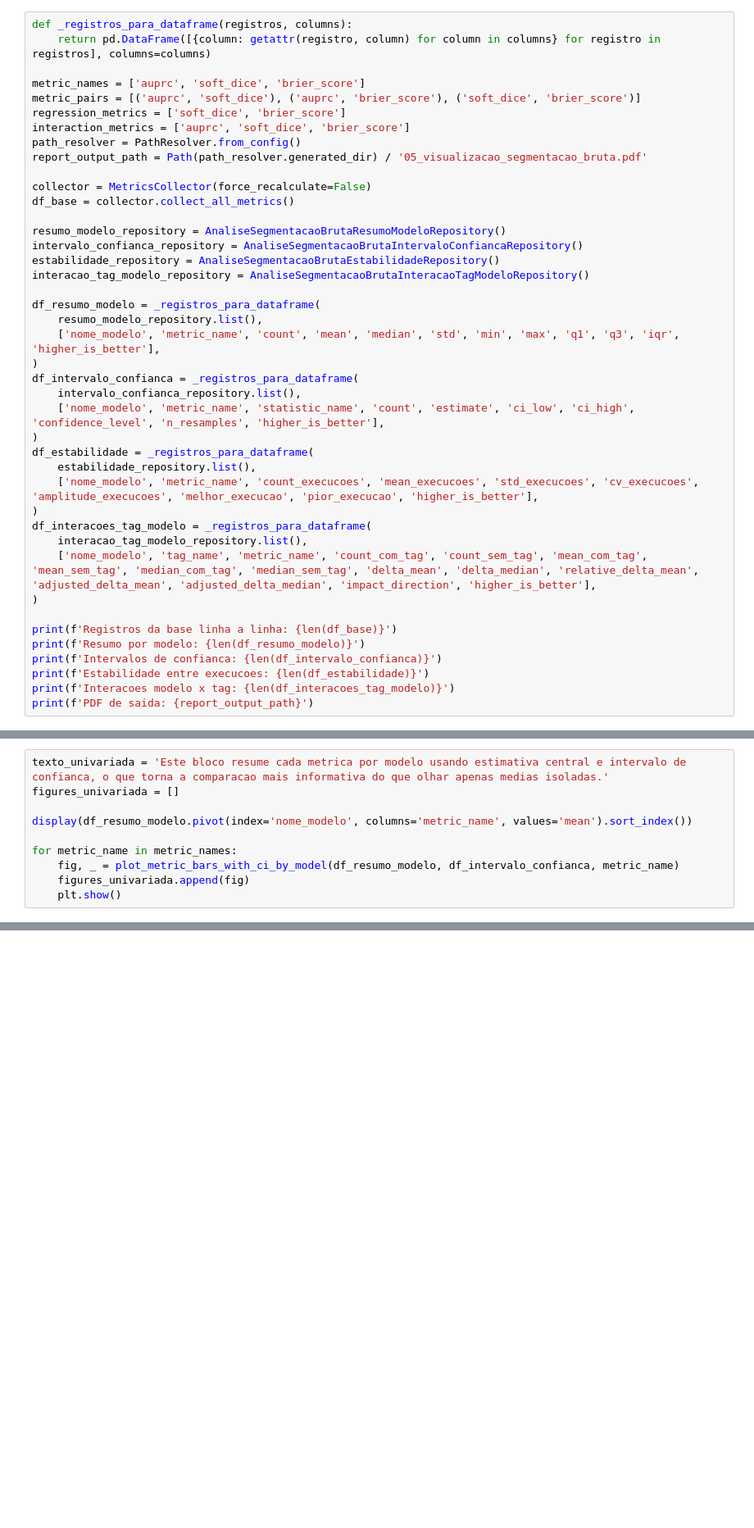
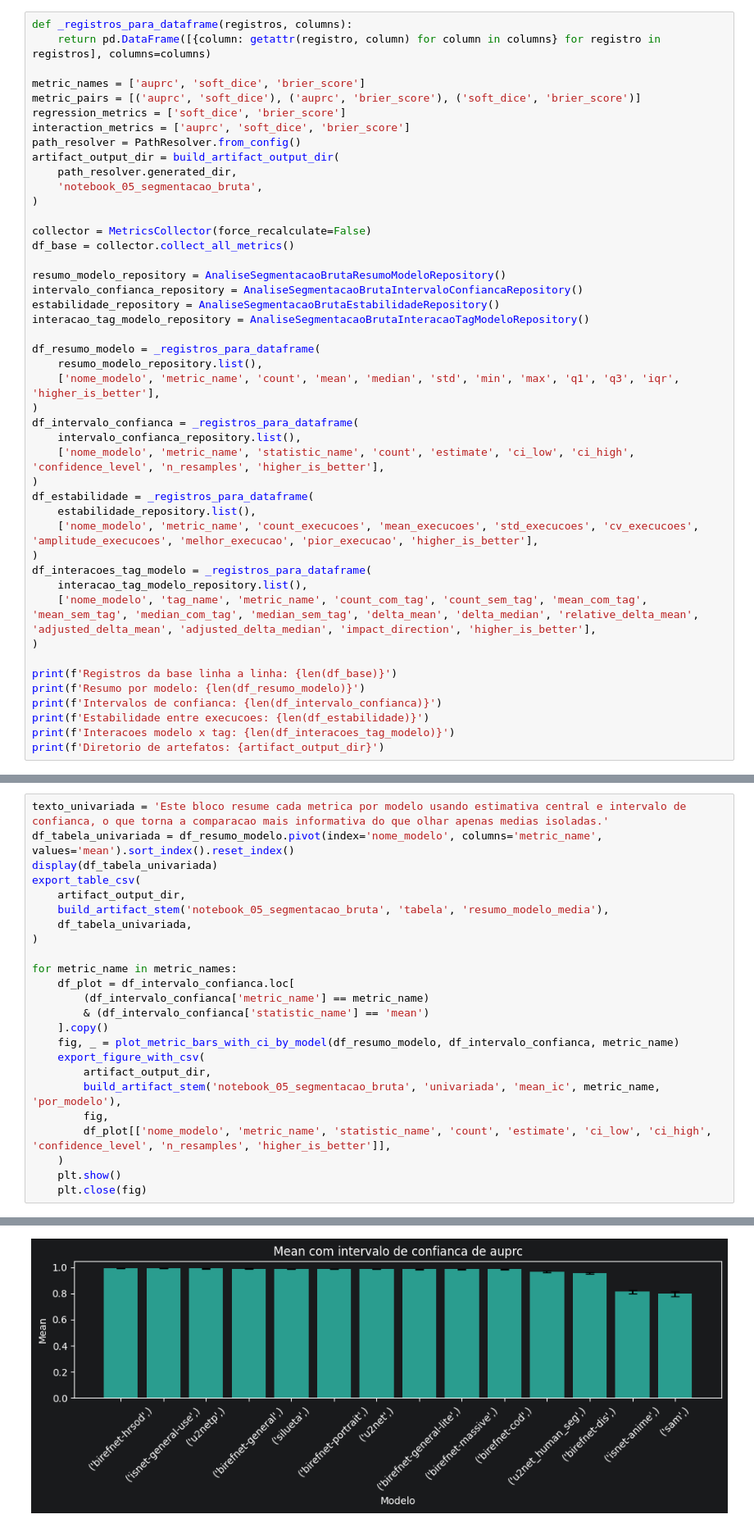
Before and after one commit to Victor-Saraiva-P/Projeto-bufalos, a Jupyter notebook: notebooks/05_visualizacao_segmentacao_bruta.ipynb, the cells around one changed output, grey strips where cells are left out. Shown at 82% size. Saved outputs shown, nothing was run; the diff lists cells and outputs as text; blank space fills up the shorter version.

Commit message:
Exporta artefatos dos notebooks 05 e 07

```diff
--- a/notebooks/05_visualizacao_segmentacao_bruta.ipynb
+++ b/notebooks/05_visualizacao_segmentacao_bruta.ipynb
@@ -50,7 +52,10 @@ metric_pairs = [('auprc', 'soft_dice'), ('auprc', 'brier_score'), ('soft_dice',
 regression_metrics = ['soft_dice', 'brier_score']
 interaction_metrics = ['auprc', 'soft_dice', 'brier_score']
 path_resolver = PathResolver.from_config()
-report_output_path = Path(path_resolver.generated_dir) / '05_visualizacao_segmentacao_bruta.pdf'
+artifact_output_dir = build_artifact_output_dir(
+    path_resolver.generated_dir,
+    'notebook_05_segmentacao_bruta',
+)
 
 collector = MetricsCollector(force_recalculate=False)
 df_base = collector.collect_all_metrics()
@@ -82,4 +87,4 @@ print(f'Resumo por modelo: {len(df_resumo_modelo)}')
 print(f'Intervalos de confianca: {len(df_intervalo_confianca)}')
 print(f'Estabilidade entre execucoes: {len(df_estabilidade)}')
 print(f'Interacoes modelo x tag: {len(df_interacoes_tag_modelo)}')
-print(f'PDF de saida: {report_output_path}')
+print(f'Diretorio de artefatos: {artifact_output_dir}')
@@ -89,11 +102,26 @@ print(f'PDF de saida: {report_output_path}')
 Este bloco resume cada metrica por modelo usando estimativa central e intervalo de confianca, o que torna a comparacao mais informativa do que olhar apenas medias isoladas.
 # %%
 texto_univariada = 'Este bloco resume cada metrica por modelo usando estimativa central e intervalo de confianca, o que torna a comparacao mais informativa do que olhar apenas medias isoladas.'
-figures_univariada = []
-
-display(df_resumo_modelo.pivot(index='nome_modelo', columns='metric_name', values='mean').sort_index())
+df_tabela_univariada = df_resumo_modelo.pivot(index='nome_modelo', columns='metric_name', values='mean').sort_index().reset_index()
+display(df_tabela_univariada)
+export_table_csv(
+    artifact_output_dir,
+    build_artifact_stem('notebook_05_segmentacao_bruta', 'tabela', 'resumo_modelo_media'),
+    df_tabela_univariada,
+)
 
 for metric_name in metric_names:
+    df_plot = df_intervalo_confianca.loc[
+        (df_intervalo_confianca['metric_name'] == metric_name)
+        & (df_intervalo_confianca['statistic_name'] == 'mean')
+    ].copy()
     fig, _ = plot_metric_bars_with_ci_by_model(df_resumo_modelo, df_intervalo_confianca, metric_name)
-    figures_univariada.append(fig)
+    export_figure_with_csv(
+        artifact_output_dir,
+        build_artifact_stem('notebook_05_segmentacao_bruta', 'univariada', 'mean_ic', metric_name, 'por_modelo'),
+        fig,
+        df_plot[['nome_modelo', 'metric_name', 'statistic_name', 'count', 'estimate', 'ci_low', 'ci_high', 'confidence_level', 'n_resamples', 'higher_is_better']],
+    )
     plt.show()
+    plt.close(fig)
+# %% [output]
@@ -99,0 +143 @@ for metric_name in metric_names:
+[figure, added]
```
Also changed, not shown: parts of 11 cells of this notebook, 3 other files.
